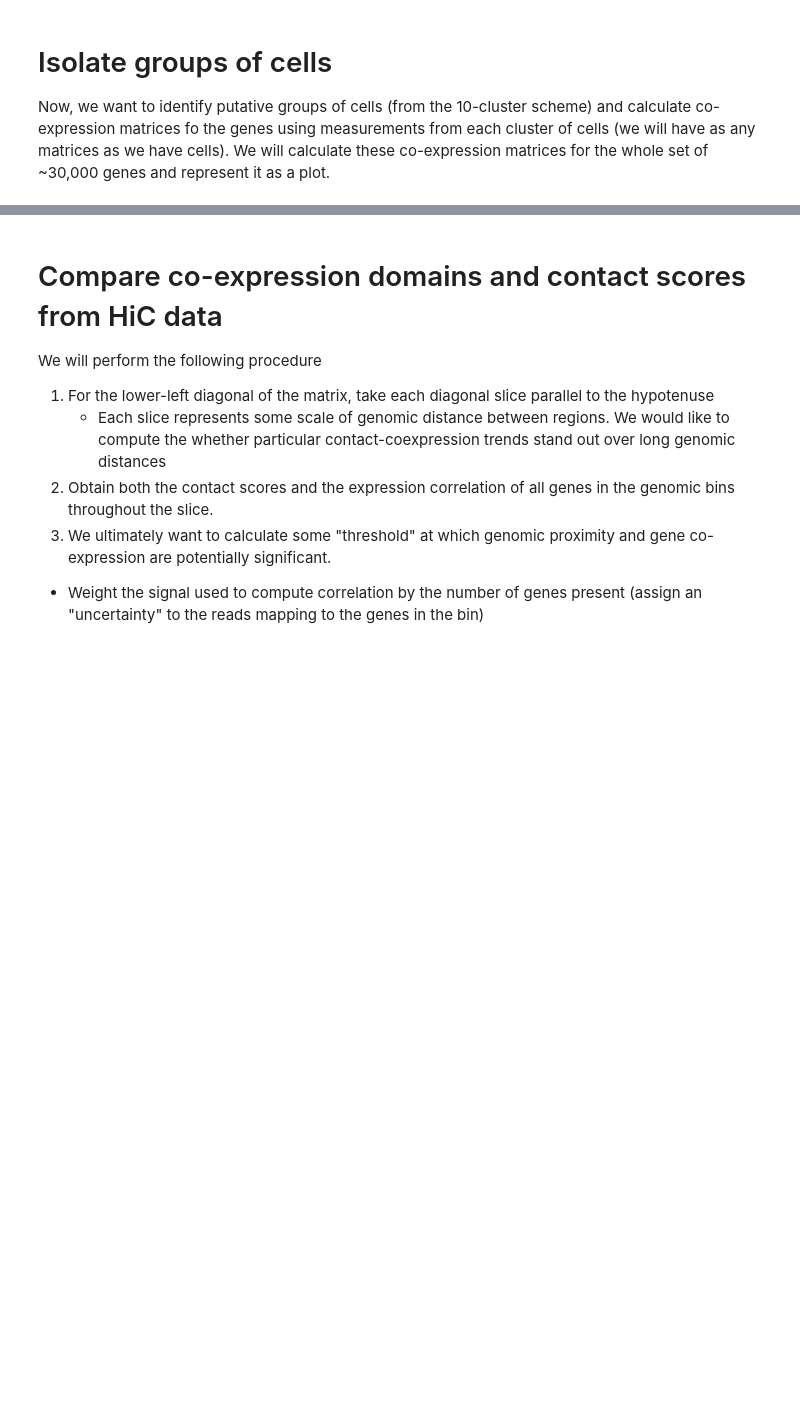
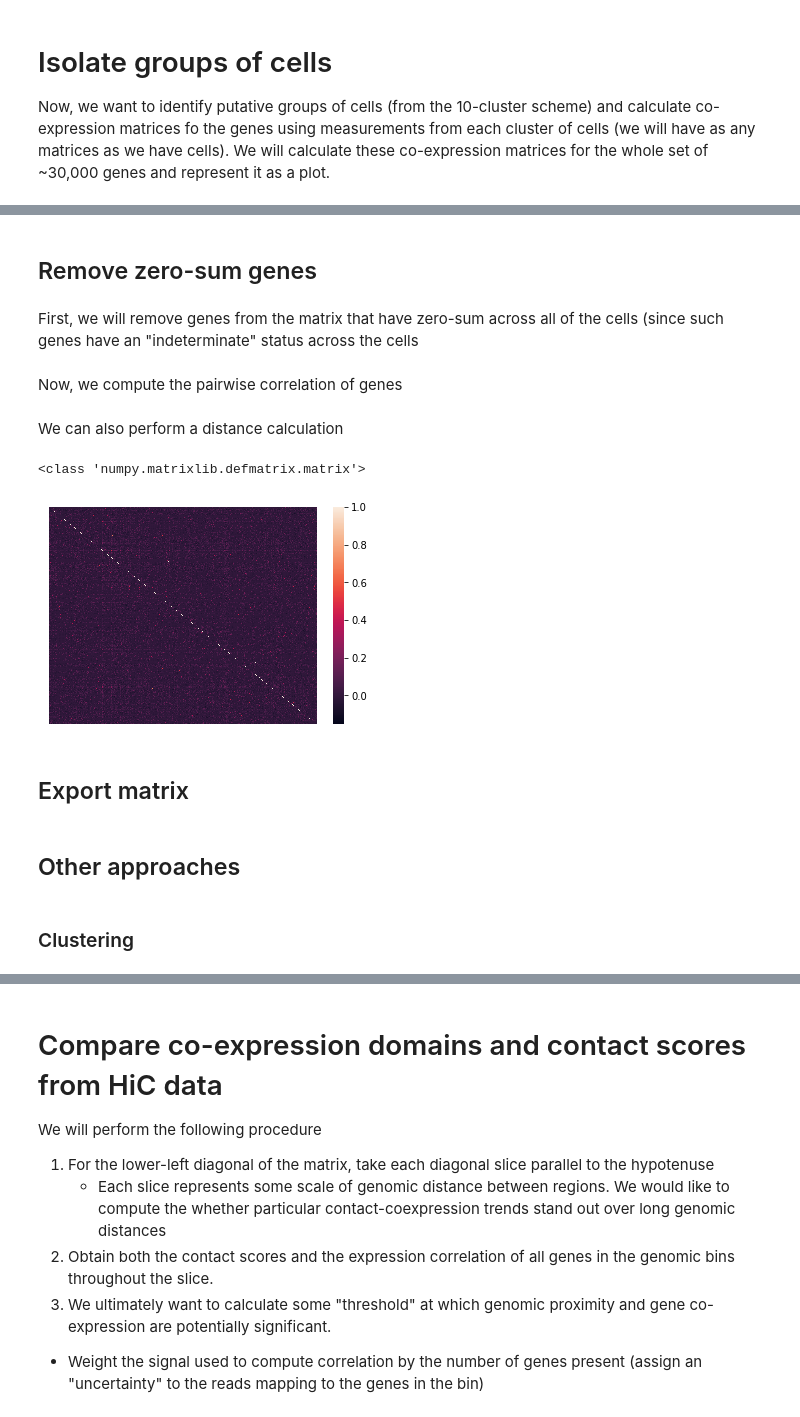
Before and after one commit to vinayakvsv/biophysics170_finalproject, a Jupyter notebook: cellranger_Bcell_scrnaseq.ipynb, the cells around one changed output, grey strips where cells are left out. Drawn from its saved outputs; the diff is of its cells as text; code cells hidden in the pictures; blank space fills up the shorter version.

```diff
--- a/cellranger_Bcell_scrnaseq.ipynb
+++ b/cellranger_Bcell_scrnaseq.ipynb
@@ -182,0 +349,18 @@ def calculate_corr(pd_df):
+# %% [markdown]
+## Remove zero-sum genes
+# %% [markdown]
+First, we will remove genes from the matrix that have zero-sum across all of the cells (since such genes have an "indeterminate" status across the cells
+# %%
+mat1_sumxcells = np.sum(mat1,axis=1)
+zerogenes_ind = np.where(mat1_sumxcells != mat1_sumxcells.min())[0].tolist()
+
+mask = genes_df.index.isin(zerogenes_ind)
+nonzero_genes = genes_df[~mask]
+# %% [markdown]
+Now, we compute the pairwise correlation of genes
+# %%
+#print(type(mat1_sumxcells))
+mat1_nonzerogenes = mat1.todense()[zerogenes_ind,:]
+mat1_nonzerogenes_sparse = sps.coo_matrix(np.corrcoef(mat1_nonzerogenes))
+# %% [markdown]
+We can also perform a distance calculation
@@ -182,0 +371,15 @@ def calculate_corr(pd_df):
+# %%
+print(mat1_nonzerogenes_sparse.todense())
+# %% [output]
+<class 'numpy.matrixlib.defmatrix.matrix'>
+# %%
+seaborn.heatmap(mat1_nonzerogenes_sparse.todense()[0:1000,0:1000])
+plt.xticks([])
+plt.yticks([])
+plt.show()
+#plt.plot(mat1_nonzerogenes_sparse.todense()[0:100][0:100])
+#plt.show()
+# %% [output]
+[figure, added]
+# %% [markdown]
+## Export matrix
@@ -182,0 +388,4 @@ def calculate_corr(pd_df):
+# %% [markdown]
+## Other approaches
+# %% [markdown]
+### Clustering
```
Also changed, not shown: parts of 55 cells of this notebook, 4 other files.
